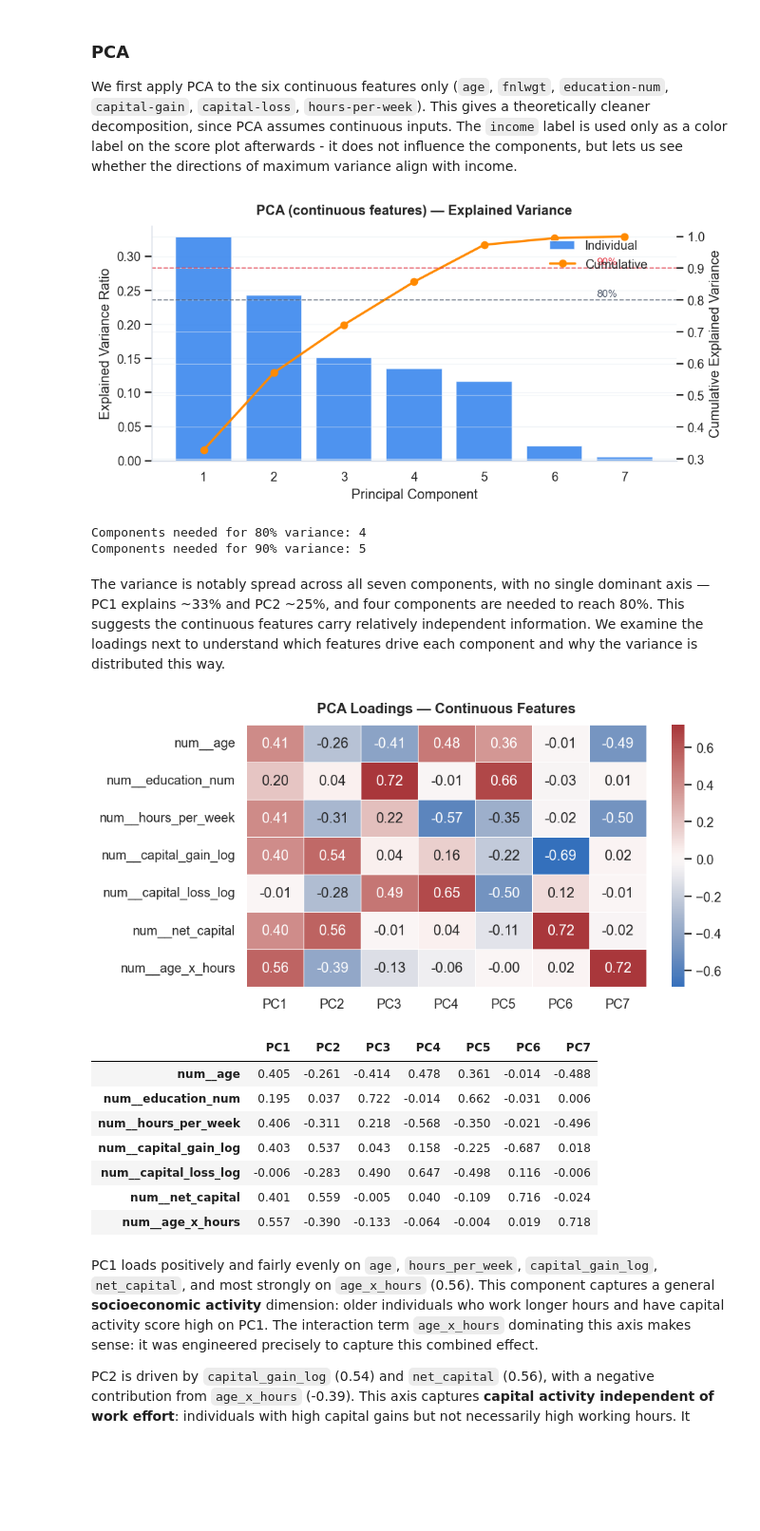
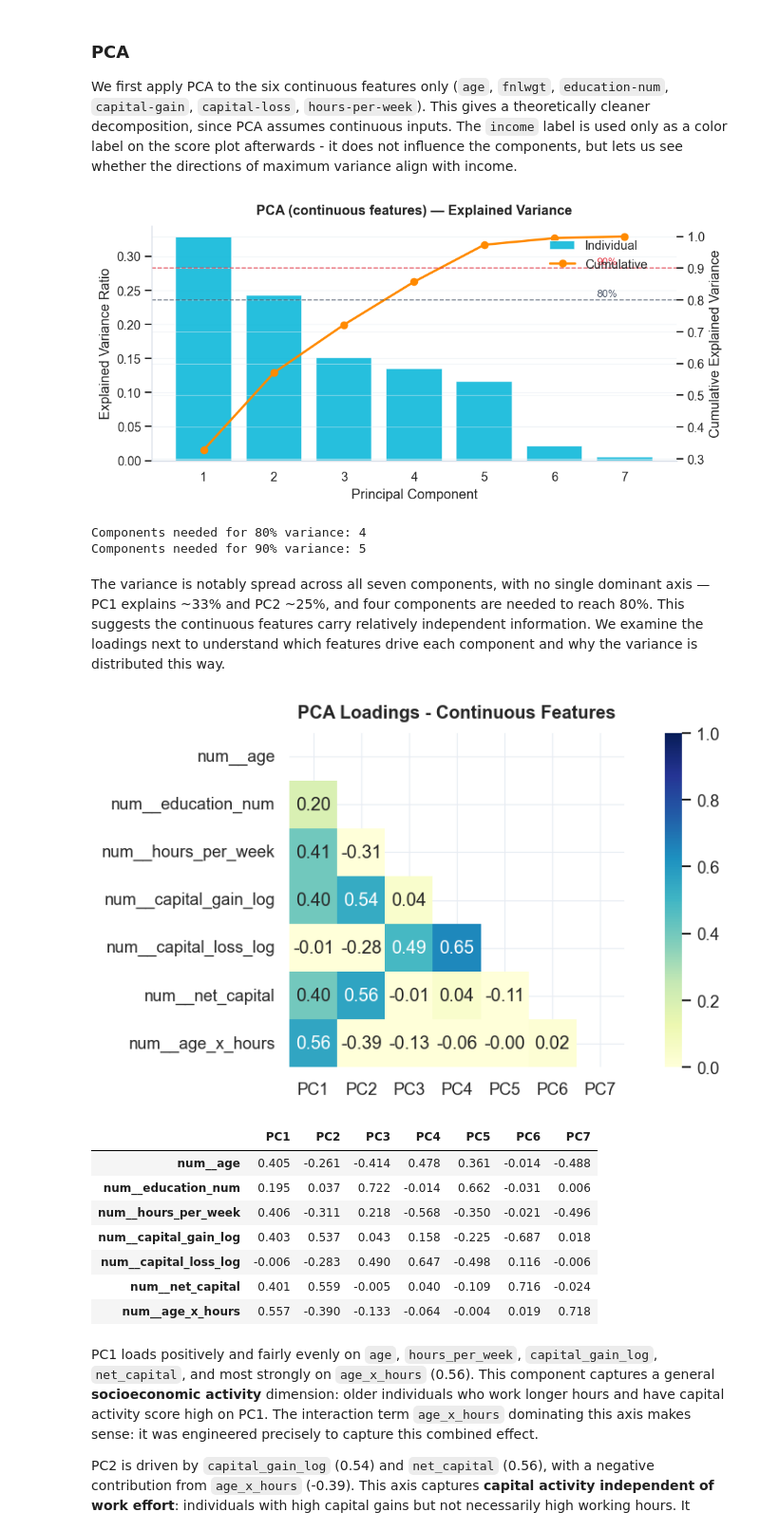
Before and after one commit to elisa-muller/ML-project, a Jupyter notebook: unsupervised_analysis.ipynb, the cells around one changed output. Shown at 95% size. Drawn from its saved outputs; the diff is of its cells as text; code cells hidden in the pictures; blank space fills up the shorter version.

```diff
--- a/unsupervised_analysis.ipynb
+++ b/unsupervised_analysis.ipynb
@@ -37,7 +39,7 @@ DATA_DIR = Path(".")
 
 # Plot configuration
 PLOT_COLORS = {
-    "neutral": "#2F80ED",
+    "neutral": "#00B4D8",
     "neutral_light": "#7DB7FF",
     "income_low": "#2F80ED",
     "income_high": "#FF8A00",
@@ -165,7 +167,7 @@ for threshold in [0.80, 0.90]:
     n = np.argmax(cumulative_cont >= threshold) + 1
     print(f"Components needed for {int(threshold*100)}% variance: {n}")
 # %% [output]
-[figure, old version]
+[figure, new version]
 Components needed for 80% variance: 4
 Components needed for 90% variance: 5
 # %% [markdown]
@@ -176,22 +178,21 @@ to understand which features drive each component and why the variance is distri
 # %%
 loadings = pd.DataFrame(
     pca_cont.components_.T,
     index=CONTINUOUS_COLS,
     columns=[f"PC{i+1}" for i in range(n_cont)]
 )
 
 fig, ax = plt.subplots(figsize=(8, 4))
-sns.heatmap(
-    loadings, annot=True, fmt=".2f", cmap="vlag",
-    center=0, linewidths=0.5, ax=ax
-)
-ax.set_title("PCA Loadings — Continuous Features")
+mask = np.triu(np.ones_like(loadings, dtype=bool))
+sns.heatmap(loadings, mask=mask, annot=True, fmt=".2f",
+            cmap="YlGnBu", vmin=0, vmax=1, ax=ax, square=True)
+ax.set_title("PCA Loadings - Continuous Features")
 plt.tight_layout()
 plt.show()
 
 display(loadings.round(3))
 # %% [output]
-[figure, old version]
+[figure, new version]
 |  | PC1 | PC2 | PC3 | PC4 | PC5 | PC6 | PC7 |
 | num__age | 0.405 | -0.261 | -0.414 | 0.478 | 0.361 | -0.014 | -0.488 |
 | num__education_num | 0.195 | 0.037 | 0.722 | -0.014 | 0.662 | -0.031 | 0.006 |
```
Also changed, not shown: parts of 7 cells of this notebook, 4 other files.
